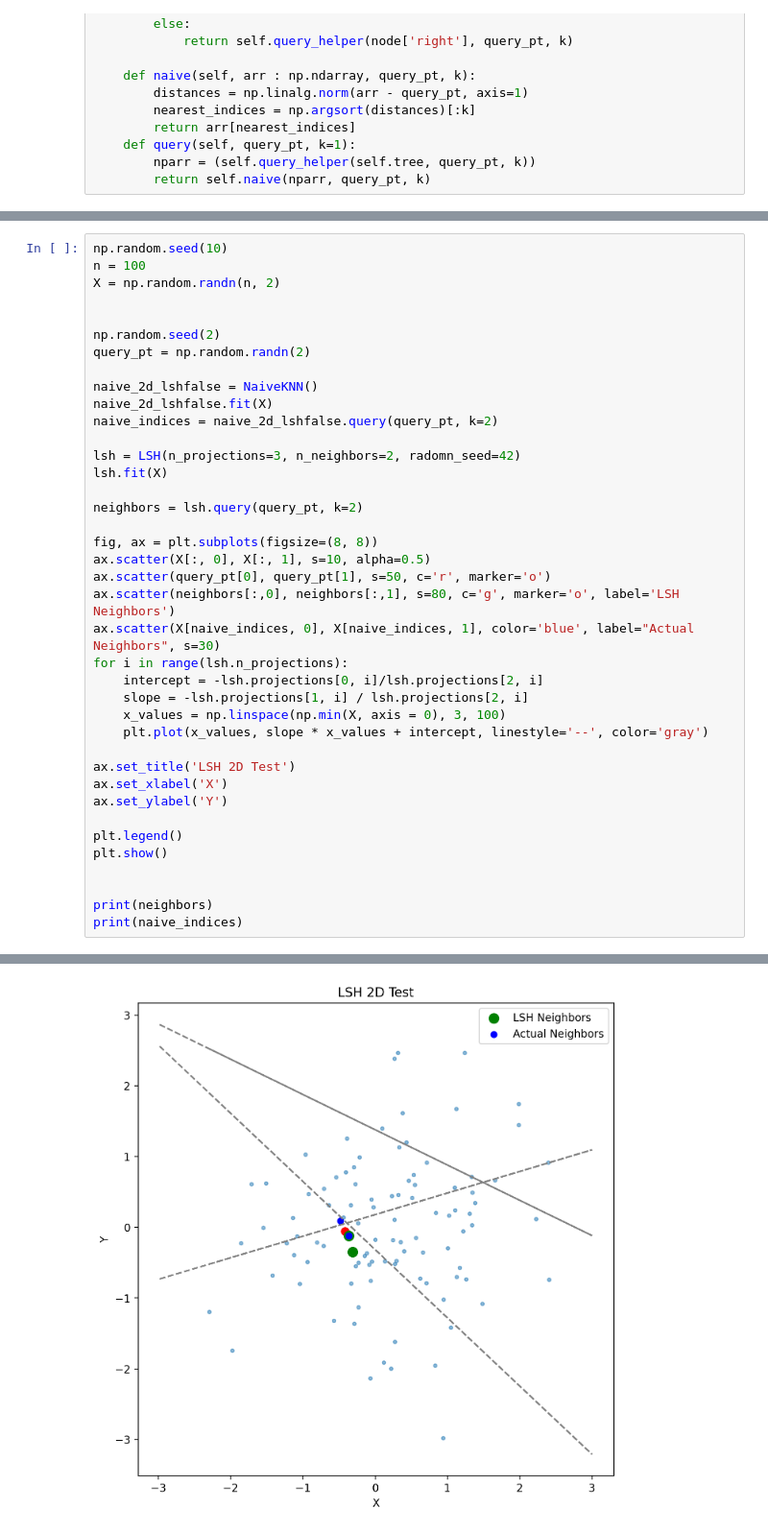
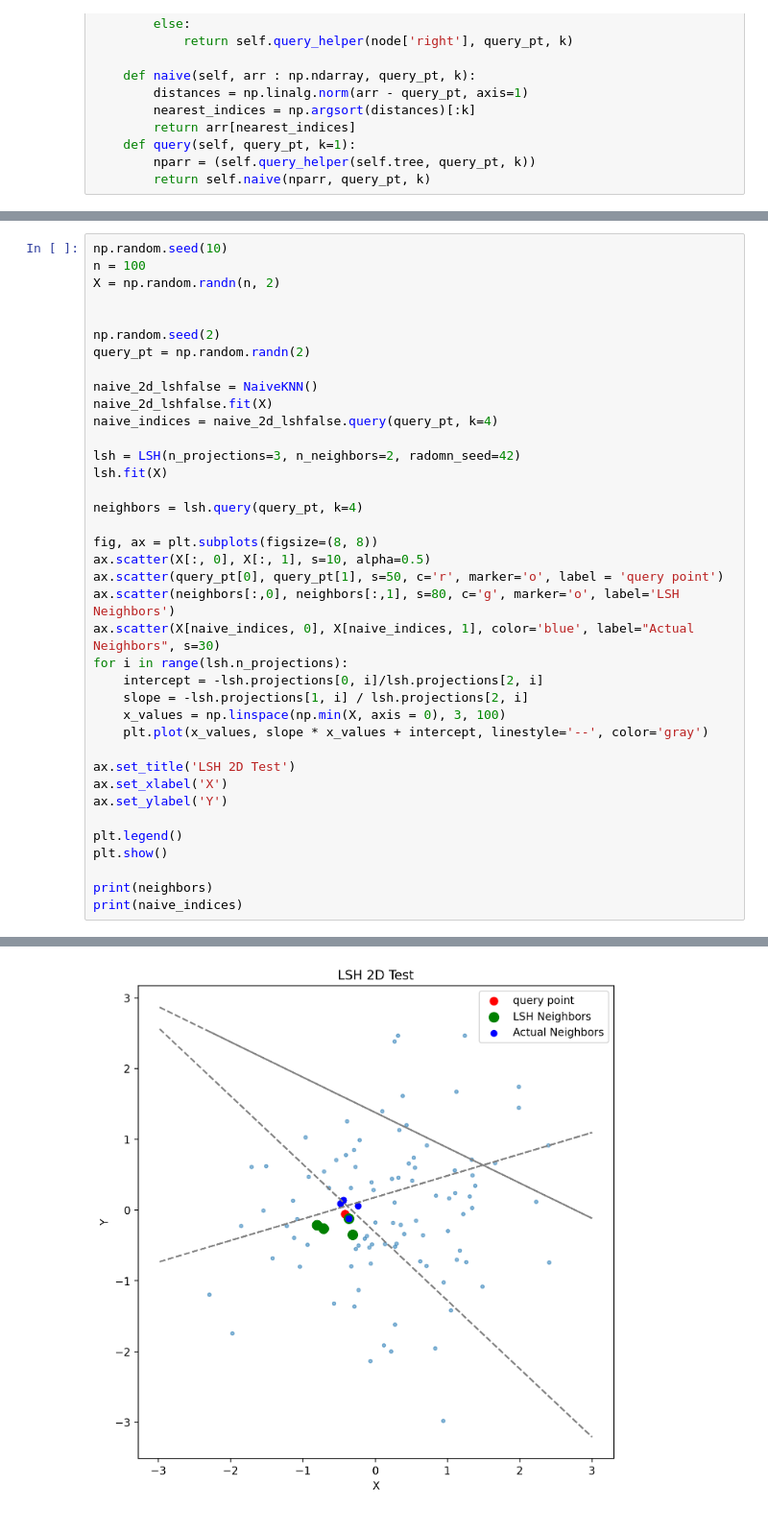
Before and after one commit to HarinarayanJ/ML-Assignment-4, a Jupyter notebook: Assignment4_Q2.ipynb, the cells around one changed output, grey strips where cells are left out. Shown at 96% size. Drawn from its saved outputs; the diff is of its cells as text.

```diff
--- a/Assignment4_Q2.ipynb
+++ b/Assignment4_Q2.ipynb
@@ -187,36 +204,35 @@ np.random.seed(2)
 query_pt = np.random.randn(2)
 
 naive_2d_lshfalse = NaiveKNN()
 naive_2d_lshfalse.fit(X)
-naive_indices = naive_2d_lshfalse.query(query_pt, k=2)
+naive_indices = naive_2d_lshfalse.query(query_pt, k=4)
 
 lsh = LSH(n_projections=3, n_neighbors=2, radomn_seed=42)
 lsh.fit(X)
 
-neighbors = lsh.query(query_pt, k=2)
+neighbors = lsh.query(query_pt, k=4)
 
 fig, ax = plt.subplots(figsize=(8, 8))
 ax.scatter(X[:, 0], X[:, 1], s=10, alpha=0.5)
-ax.scatter(query_pt[0], query_pt[1], s=50, c='r', marker='o')
+ax.scatter(query_pt[0], query_pt[1], s=50, c='r', marker='o', label = 'query point')
 ax.scatter(neighbors[:,0], neighbors[:,1], s=80, c='g', marker='o', label='LSH Neighbors')
 ax.scatter(X[naive_indices, 0], X[naive_indices, 1], color='blue', label="Actual Neighbors", s=30)
 for i in range(lsh.n_projections):
     intercept = -lsh.projections[0, i]/lsh.projections[2, i]
     slope = -lsh.projections[1, i] / lsh.projections[2, i]
     x_values = np.linspace(np.min(X, axis = 0), 3, 100)
     plt.plot(x_values, slope * x_values + intercept, linestyle='--', color='gray')
 
 ax.set_title('LSH 2D Test')
 ax.set_xlabel('X')
 ax.set_ylabel('Y')
 
 plt.legend()
 plt.show()
 
-
 print(neighbors)
 print(naive_indices)
 # %% [output]
 (3, 3) (2,)
-[figure, old version]
+[figure, new version]
 [[-0.36249918 -0.12190569]
```
Also changed, not shown: parts of 13 cells of this notebook.
